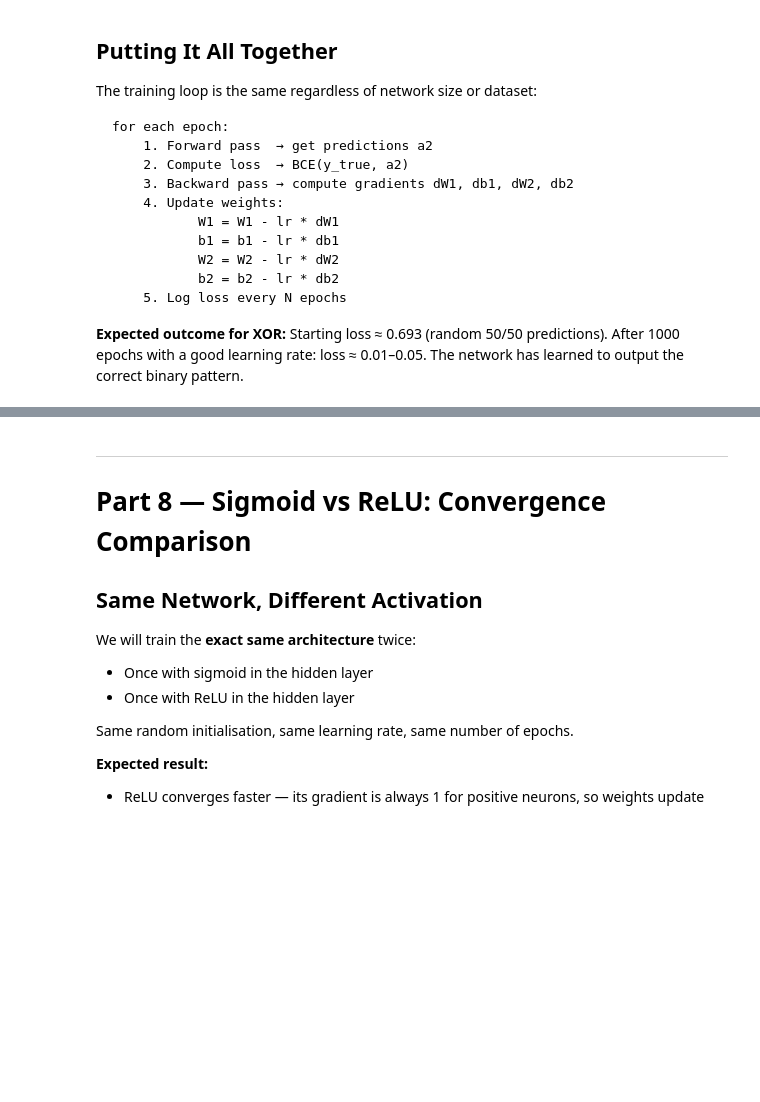
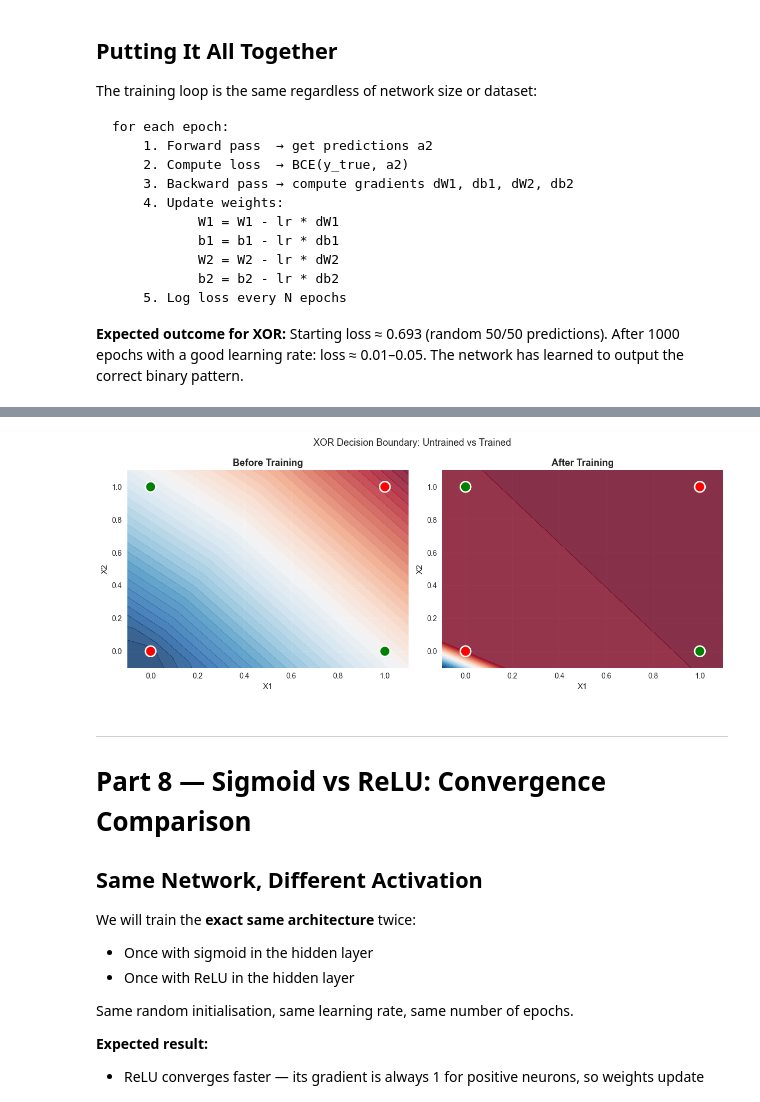
Before and after one commit to shashwatsrma/ML-training, a Jupyter notebook: Day_9_Deep_Learning_Neural_Networl.ipynb, the cells around one changed output, grey strips where cells are left out. Cells and saved outputs as stored; diff of their text form; code cells hidden in the pictures; blank space fills up the shorter version.

```diff
--- a/Day_9_Deep_Learning_Neural_Networl.ipynb
+++ b/Day_9_Deep_Learning_Neural_Networl.ipynb
@@ -534,7 +649,26 @@ def backward_pass(X: np.ndarray, y: np.ndarray, params: dict,
     z1 = cache['z1']
 
     # YOUR CODE HERE — implement all 6 steps
-    pass
+    dz2 = (a2 -y / n)   # Step 1+2 combined: dz2 = a2 - y  (simplified sigmoid + BCE)
+
+    # Step 3
+    dW2 = a1.T @ dz2
+    db2 = np.sum(dz2, axis=0, keepdims=True)
+
+    # Step 4
+    da1 = dz2 @ W2.T
+
+    # Step 5 — hidden activation derivative
+    if hidden_activation == 'relu':
+        dz1 = da1 * relu_derivative(z1)
+    else:
+        dz1 = da1 * sigmoid_derivative(z1)
+
+    # Step 6
+    dW1 = X.T @ dz1
+    db1 = np.sum(dz1, axis=0, keepdims=True)
 
 
+    return {'dW1': dW1, 'db1': db1, 'dW2': dW2, 'db2': db2}
+
 print('backward_pass defined ✅')
@@ -611,38 +770,43 @@ print('train() defined ✅')
 # %%
 # ── TASK 16 — Decision boundary: before vs after training ─────────────────────
 # Create 1×2 subplots (figsize=(12, 5))
 # Left:  decision boundary of an UNTRAINED network (random params)
 # Right: decision boundary of the TRAINED network
 #
 # For each: create a dense meshgrid over [−0.1, 1.1] × [−0.1, 1.1]
 #           predict probability for every point in the grid
 #           use ax.contourf with cmap='RdBu', levels=[0, 0.5, 1]
 # Scatter the 4 XOR points on both plots:
 #   y=1 → green circles, y=0 → red circles (s=200)
 
 fig, axes = plt.subplots(1, 2, figsize=(12, 5))
 
 for ax, (label, p) in zip(axes, [
     ('Before Training', init_params(2, 4, seed=42)),
-    ('After Training',  trained_params),  # from Task 15
+    ('After Training',  trained_params)
 ]):
-    xx, yy = np.meshgrid(np.linspace(-0.1, 1.1, 200), np.linspace(-0.1, 1.1, 200))
+    xx, yy = np.meshgrid(np.linspace(-0.1, 1.1, 300), np.linspace(-0.1, 1.1, 300))
     grid = np.c_[xx.ravel(), yy.ravel()]
+    cache_grid = forward_pass(grid, p)
+    Z = cache_grid['a2'].reshape(xx.shape)
 
-    # YOUR CODE HERE — forward pass on grid, reshape, contourf, scatter
-
-
+    ax.contourf(xx, yy, Z, levels=50, cmap='RdBu', alpha=0.8)
+    colours = ['red' if yi == 0 else 'green' for yi in y_xor.flatten()]
+    ax.scatter(X_xor[:,0], X_xor[:,1], c=colours, s=200, zorder=5,
+               edgecolors='white', linewidths=2)
     ax.set_title(label, fontsize=13, fontweight='bold')
     ax.set_xlabel('X1')
     ax.set_ylabel('X2')
 
-plt.suptitle('XOR Decision Boundary: Untrained vs Trained Network', fontsize=13)
+plt.suptitle('XOR Decision Boundary: Untrained vs Trained', fontsize=13)
 plt.tight_layout()
 plt.show()
 
 # 📝 Describe the boundary shape after training.
 # Can a single straight line produce this shape? Why not?
 # ...
+# %% [output]
+[figure, added]
 # %% [markdown]
 ---
 # Part 8 — Sigmoid vs ReLU: Convergence Comparison
```
Also changed, not shown: parts of 14 cells of this notebook.
